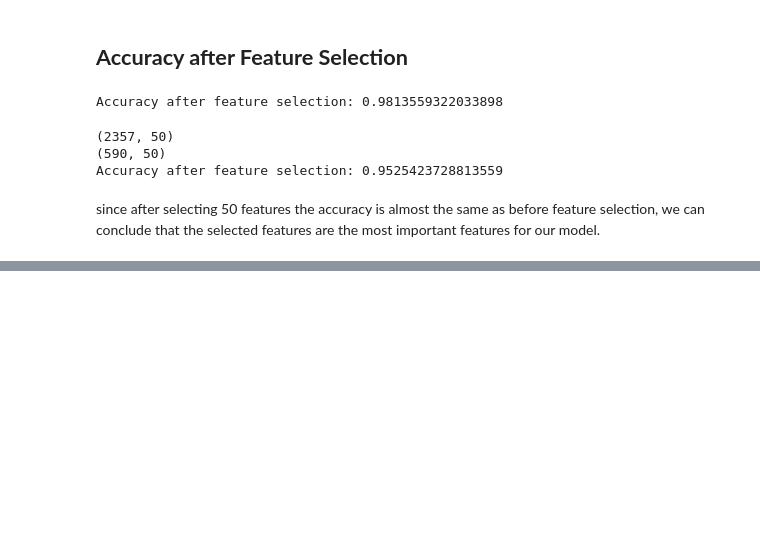
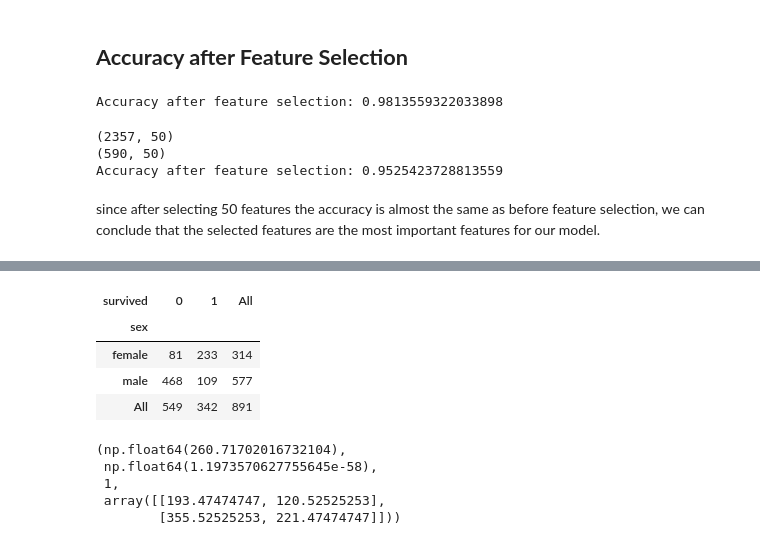
Before and after one commit to DevRitesh08/Machine-Learning-From-Scratch, a Jupyter notebook: Supervised ML/Feature Selection/FS 1.ipynb, the cells around one changed output, grey strips where cells are left out. Saved outputs shown, nothing was run; the diff lists cells and outputs as text; code cells hidden in the pictures; blank space fills up the shorter version.

```diff
--- a/Supervised ML/Feature Selection/FS 1.ipynb
+++ b/Supervised ML/Feature Selection/FS 1.ipynb
@@ -358,0 +393,22 @@ since after selecting 50 features the accuracy is almost the same as before feat
+# %%
+# This code creates a contingency table (cross-tabulation) that shows the frequency distribution of the 'sex' variable against the 'survived' variable in the Titanic dataset. The resulting table will display the count of occurrences for each
+
+contingency_table = pd.crosstab(titanic['sex'], titanic['survived'], margins=True)
+contingency_table
+# %% [output]
+| survived | 0 | 1 | All |
+| sex |  |  |  |
+| female | 81 | 233 | 314 |
+| male | 468 | 109 | 577 |
+| All | 549 | 342 | 891 |
+# %%
+# To get the expected frequencies from the contingency table we use the chi2_contingency function from scipy.stats
+from scipy.stats import chi2_contingency
+chi2, p, dof, expected = chi2_contingency(contingency_table.iloc[:-1, :-1])  # Exclude the margins row and column for the chi-square test
+chi2, p, dof, expected
+# %% [output]
+(np.float64(260.71702016732104),
+ np.float64(1.1973570627755645e-58),
+ 1,
+ array([[193.47474747, 120.52525253],
+        [355.52525253, 221.47474747]]))
```
Also changed, not shown: parts of 8 cells of this notebook.
